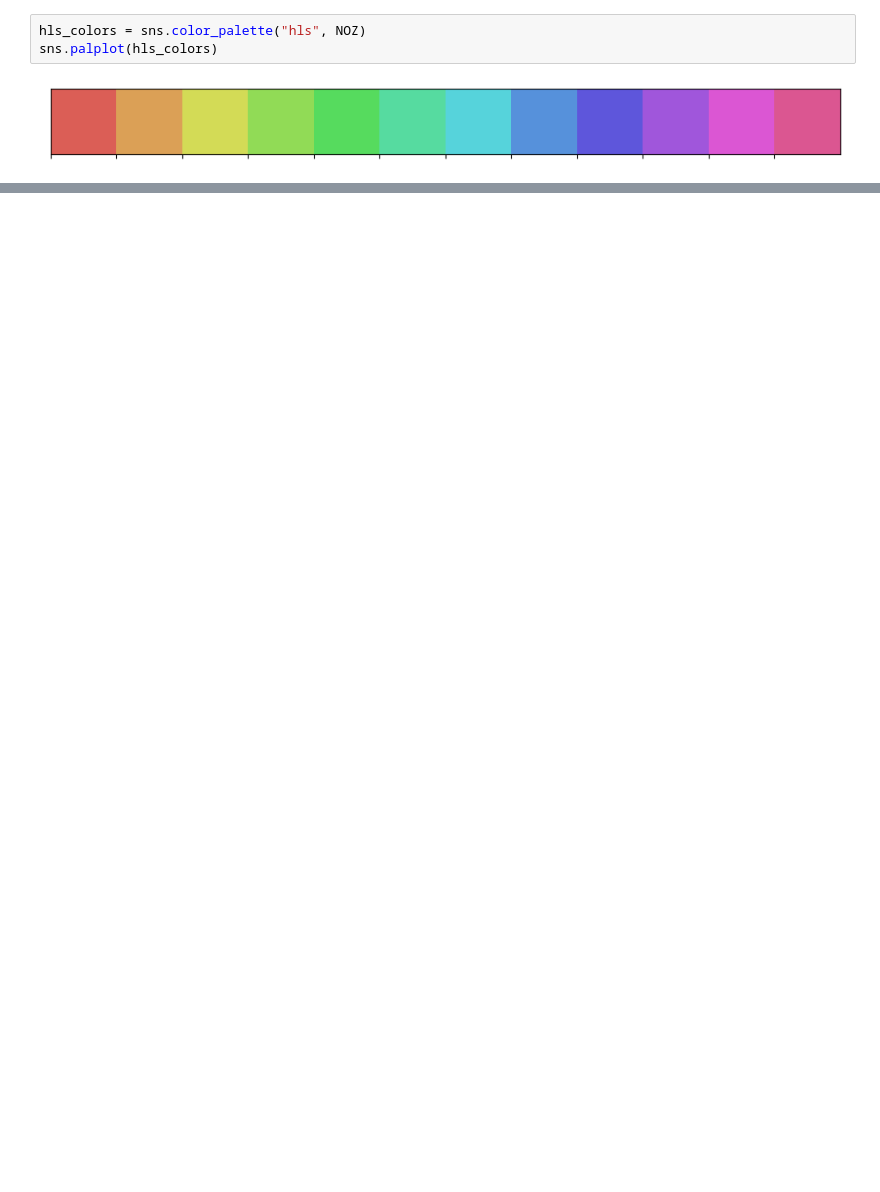
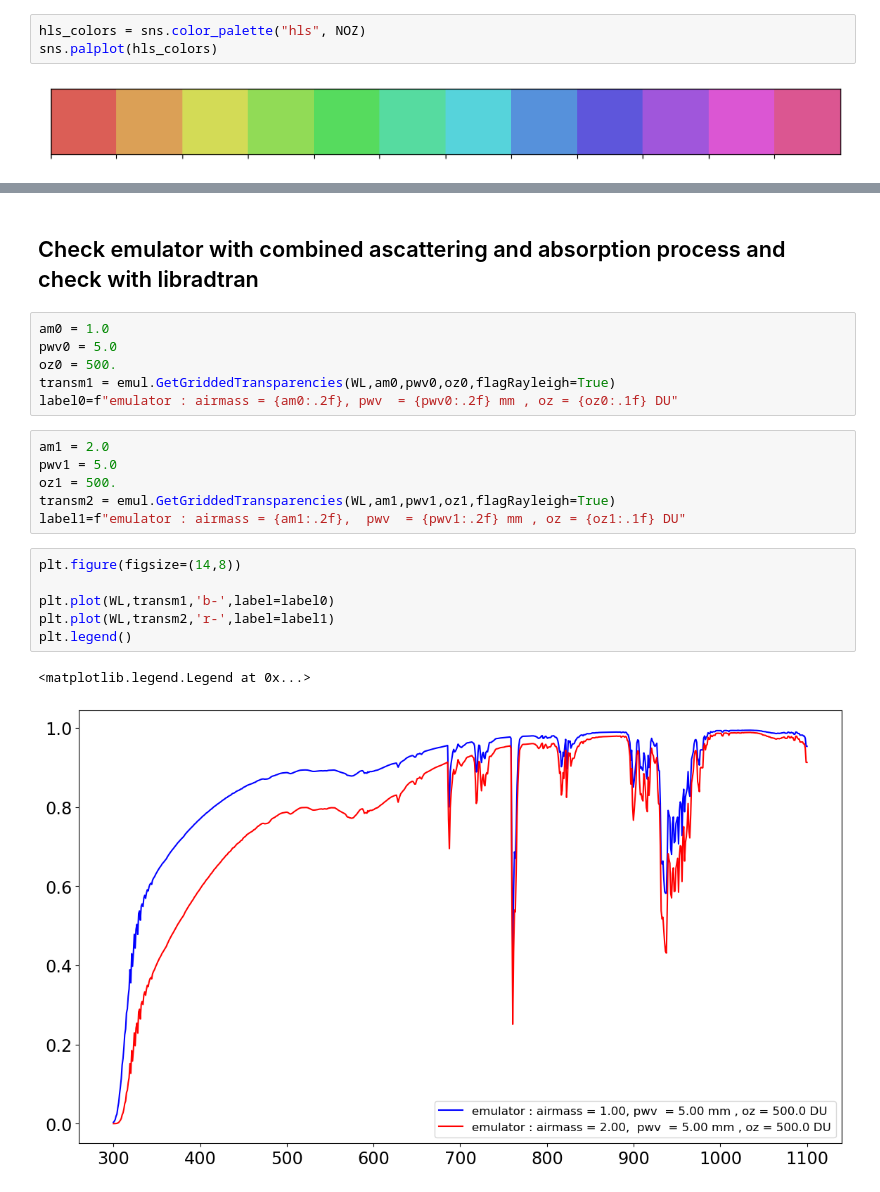
Before and after one commit to sylvielsstfr/AtmEmulator, a Jupyter notebook: SimpleEmulator/SimpleAtmosphericEmulator.ipynb, the cells around one changed output, grey strips where cells are left out. Drawn from its saved outputs; the diff is of its cells as text; blank space fills up the shorter version.

```diff
--- a/SimpleEmulator/SimpleAtmosphericEmulator.ipynb
+++ b/SimpleEmulator/SimpleAtmosphericEmulator.ipynb
@@ -252 +305,24 @@ for idx,oz in enumerate(ozs):
+# %% [markdown]
+## Check emulator with combined ascattering and absorption process and check with libradtran
+# %%
+am0 = 1.0
+pwv0 = 5.0
+oz0 = 500.
+transm1 = emul.GetGriddedTransparencies(WL,am0,pwv0,oz0,flagRayleigh=True)
+label0=f"emulator : airmass = {am0:.2f}, pwv  = {pwv0:.2f} mm , oz = {oz0:.1f} DU"
+# %%
+am1 = 2.0
+pwv1 = 5.0
+oz1 = 500.
+transm2 = emul.GetGriddedTransparencies(WL,am1,pwv1,oz1,flagRayleigh=True)
+label1=f"emulator : airmass = {am1:.2f},  pwv  = {pwv1:.2f} mm , oz = {oz1:.1f} DU"
+# %%
+plt.figure(figsize=(14,8))
+
+plt.plot(WL,transm1,'b-',label=label0)
+plt.plot(WL,transm2,'r-',label=label1)
+plt.legend()
+# %% [output]
+<matplotlib.legend.Legend at 0x...>
+[figure, added]
 # %%
```
Also changed, not shown: parts of 28 cells of this notebook.
